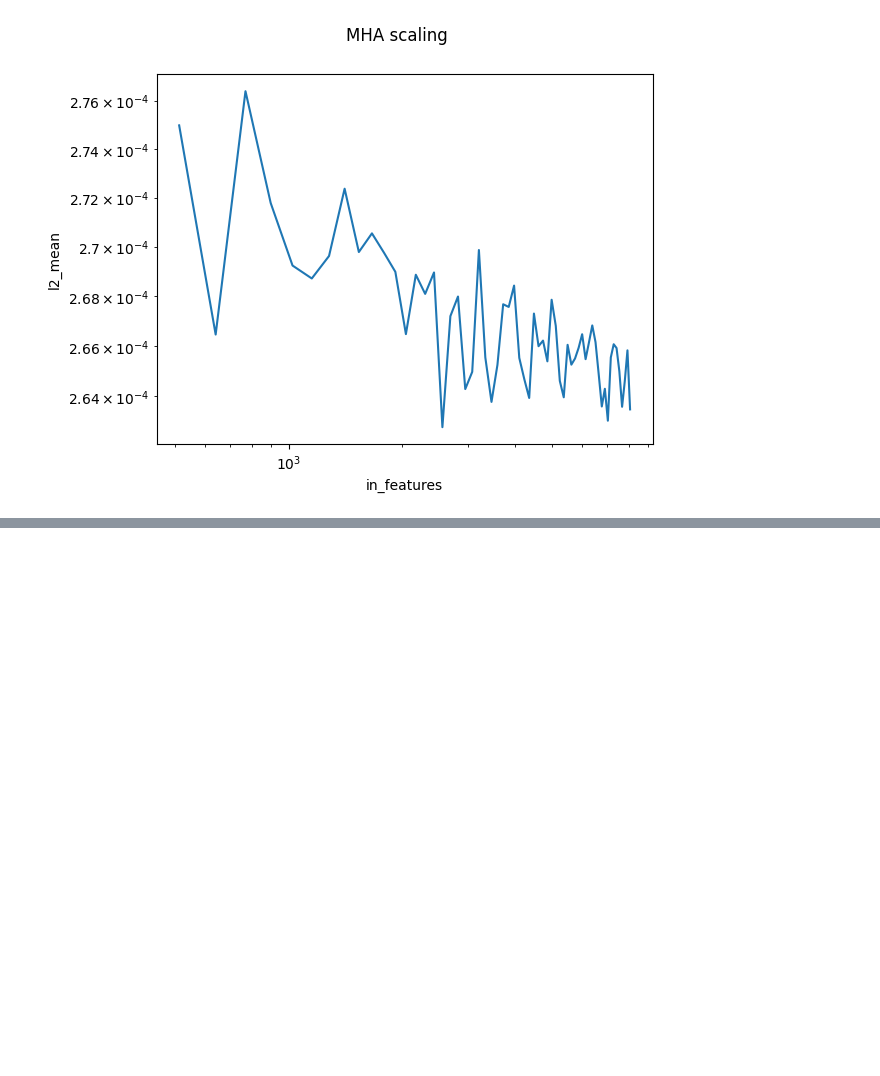
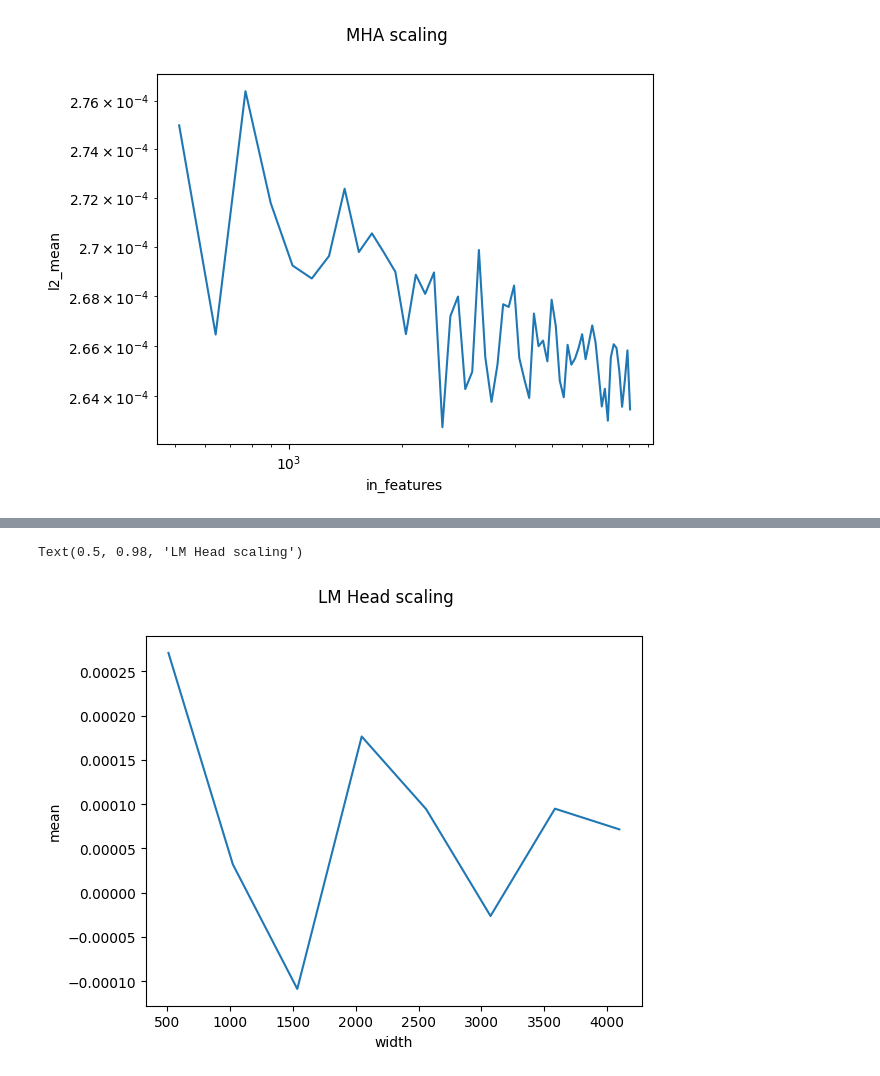
Before and after one commit to garrett361/fms-fsdp, a Jupyter notebook: fms_fsdp/mup/notebooks/scaling.ipynb, the cells around one changed output, grey strips where cells are left out. Drawn from its saved outputs; the diff is of its cells as text; code cells hidden in the pictures; blank space fills up the shorter version.

```diff
--- a/fms_fsdp/mup/notebooks/scaling.ipynb
+++ b/fms_fsdp/mup/notebooks/scaling.ipynb
@@ -185,0 +240,9 @@ Text(0.5, 0.98, 'Model scaling')
+# %%
+lm_head_plot = sns.lineplot(data=lm_head_df, x="width", y="mean")
+#lm_head_plot.set(xscale="log")
+#lm_head_plot.set(yscale="log")
+
+plt.suptitle("LM Head scaling")
+# %% [output]
+Text(0.5, 0.98, 'LM Head scaling')
+[figure, added]
```
Also changed, not shown: parts of 5 cells of this notebook.
